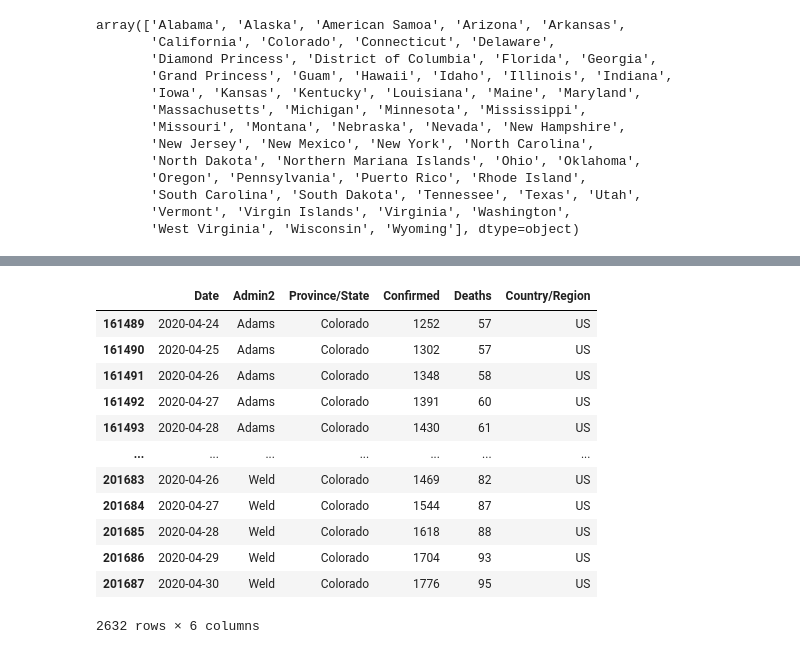
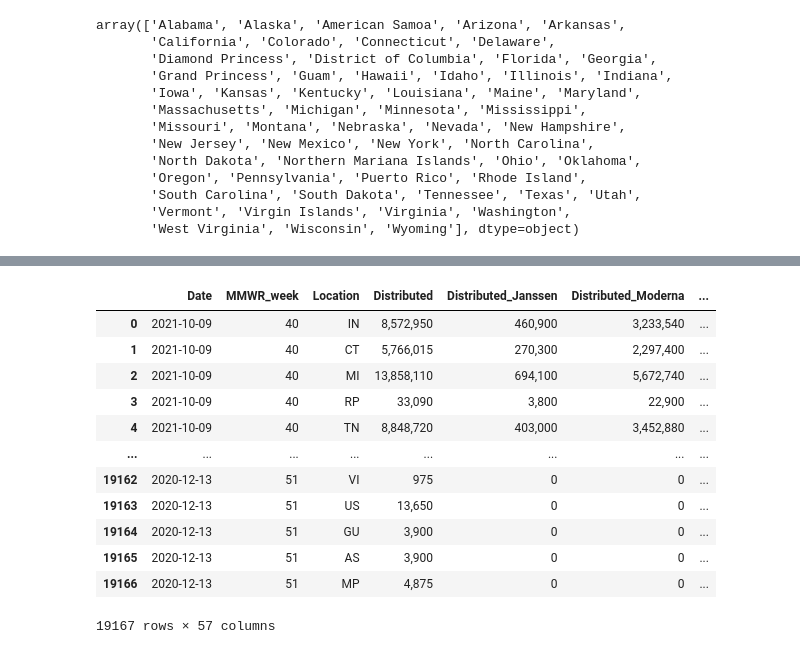
Before and after one commit to wewa2282/4502_data, a Jupyter notebook: Untitled.ipynb, the cells around one changed output, grey strips where cells are left out. Cells and saved outputs as stored; diff of their text form; code cells hidden in the pictures.

```diff
--- a/Untitled.ipynb
+++ b/Untitled.ipynb
@@ -100,23 +107,19 @@ states name: ['Alabama' 'Alaska' 'American Samoa' 'Arizona' 'Arkansas' 'Californ
-# %%
-
-selectByDate(state,"2021-05-14", "2021-05-16")
-selectByConfirmed(state,2000,5000)
-selectByDeath(state,50,100)
-# %% [output]
-|  | Date | Admin2 | Province/State | Confirmed | Deaths | Country/Region |
-| 161489 | 2020-04-24 | Adams | Colorado | 1252 | 57 | US |
-| 161490 | 2020-04-25 | Adams | Colorado | 1302 | 57 | US |
-| 161491 | 2020-04-26 | Adams | Colorado | 1348 | 58 | US |
-| 161492 | 2020-04-27 | Adams | Colorado | 1391 | 60 | US |
-| 161493 | 2020-04-28 | Adams | Colorado | 1430 | 61 | US |
-| ... | ... | ... | ... | ... | ... | ... |
-| 201683 | 2020-04-26 | Weld | Colorado | 1469 | 82 | US |
-| 201684 | 2020-04-27 | Weld | Colorado | 1544 | 87 | US |
-| 201685 | 2020-04-28 | Weld | Colorado | 1618 | 88 | US |
-| 201686 | 2020-04-29 | Weld | Colorado | 1704 | 93 | US |
-| 201687 | 2020-04-30 | Weld | Colorado | 1776 | 95 | US |
-2632 rows × 6 columns
 # %%
-vac = pd.read_csv(file2)
-# attribute detail : https://data.cdc.gov/Vaccinations/COVID-19-Vaccinations-in-the-United-States-Jurisdi/unsk-b7fc
+vac["Date"] = vac["Date"].apply(pd.to_datetime)
+vac["Date"] = vac["Date"].dt.strftime('%Y-%m-%d')
+vac
+# %% [output]
+|  | Date | MMWR_week | Location | Distributed | Distributed_Janssen | Distributed_Moderna | ... |
+| 0 | 2021-10-09 | 40 | IN | 8,572,950 | 460,900 | 3,233,540 | ... |
+| 1 | 2021-10-09 | 40 | CT | 5,766,015 | 270,300 | 2,297,400 | ... |
+| 2 | 2021-10-09 | 40 | MI | 13,858,110 | 694,100 | 5,672,740 | ... |
+| 3 | 2021-10-09 | 40 | RP | 33,090 | 3,800 | 22,900 | ... |
+| 4 | 2021-10-09 | 40 | TN | 8,848,720 | 403,000 | 3,452,880 | ... |
+| ... | ... | ... | ... | ... | ... | ... | ... |
+| 19162 | 2020-12-13 | 51 | VI | 975 | 0 | 0 | ... |
+| 19163 | 2020-12-13 | 51 | US | 13,650 | 0 | 0 | ... |
+| 19164 | 2020-12-13 | 51 | GU | 3,900 | 0 | 0 | ... |
+| 19165 | 2020-12-13 | 51 | AS | 3,900 | 0 | 0 | ... |
+| 19166 | 2020-12-13 | 51 | MP | 4,875 | 0 | 0 | ... |
+19167 rows × 57 columns
 # %%
```
Also changed, not shown: parts of 13 cells of this notebook.
